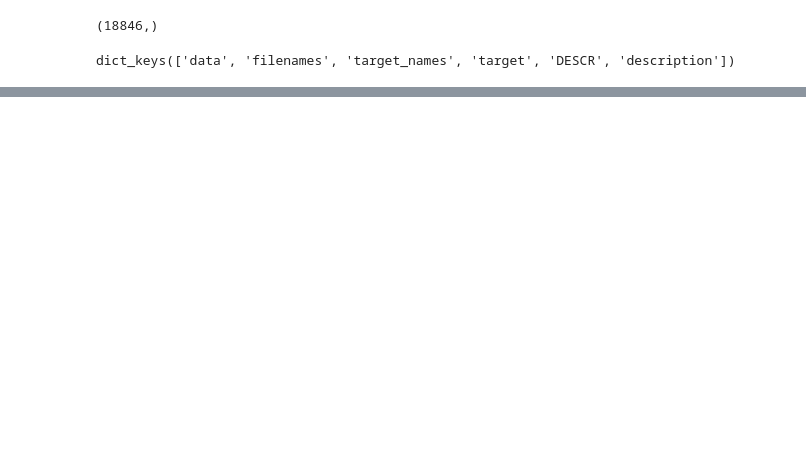
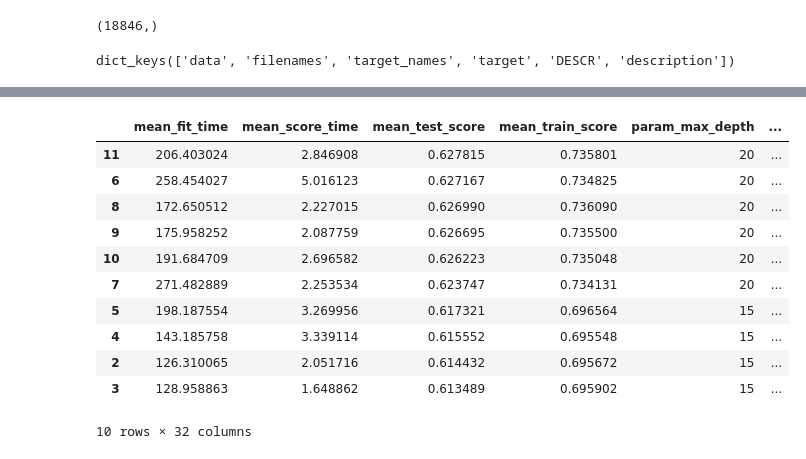
Before and after one commit to odorgergo/ada-rag, a Jupyter notebook: HW4-part2.ipynb, the cells around one changed output, grey strips where cells are left out. Cells and saved outputs as stored; diff of their text form; code cells hidden in the pictures; blank space fills up the shorter version.

```diff
--- a/HW4-part2.ipynb
+++ b/HW4-part2.ipynb
@@ -92,0 +69,3 @@ print(test_vectors.getrow(0))
+# %%
+RFclassifier = RandomForestClassifier()
+RFclassifier.fit(train_vectors,train_classes)
@@ -92,0 +107,6 @@ print(test_vectors.getrow(0))
+# %%
+from sklearn.model_selection import GridSearchCV, cross_val_score
+n_estimator = [i for i in range(100,500,100)]
+max_depth = [i for i in range(70,100,10)]
+clf = GridSearchCV(estimator=RFclassifier, param_grid={'n_estimators':n_estimator,'max_depth':max_depth},verbose=2,n_jobs=-1)
+clf.fit(train_vectors,train_classes)
@@ -92,0 +155,6 @@ print(test_vectors.getrow(0))
+# %%
+from sklearn.model_selection import GridSearchCV, cross_val_score
+n_estimator = [i for i in range(900,1500,100)]
+max_depth = [i for i in range(15,25,5)]
+clf = GridSearchCV(estimator=RFclassifier, param_grid={'n_estimators':n_estimator,'max_depth':max_depth},verbose=2,n_jobs=-1,cv=10)
+clf.fit(train_vectors,train_classes)
@@ -92,0 +209,18 @@ print(test_vectors.getrow(0))
+# %%
+df = pd.DataFrame(clf.cv_results_)
+df.sort_values('rank_test_score',inplace=True)
+# %%
+df.head(10)
+# %% [output]
+|  | mean_fit_time | mean_score_time | mean_test_score | mean_train_score | param_max_depth | ... |
+| 11 | 206.403024 | 2.846908 | 0.627815 | 0.735801 | 20 | ... |
+| 6 | 258.454027 | 5.016123 | 0.627167 | 0.734825 | 20 | ... |
+| 8 | 172.650512 | 2.227015 | 0.626990 | 0.736090 | 20 | ... |
+| 9 | 175.958252 | 2.087759 | 0.626695 | 0.735500 | 20 | ... |
+| 10 | 191.684709 | 2.696582 | 0.626223 | 0.735048 | 20 | ... |
+| 7 | 271.482889 | 2.253534 | 0.623747 | 0.734131 | 20 | ... |
+| 5 | 198.187554 | 3.269956 | 0.617321 | 0.696564 | 15 | ... |
+| 4 | 143.185758 | 3.339114 | 0.615552 | 0.695548 | 15 | ... |
+| 2 | 126.310065 | 2.051716 | 0.614432 | 0.695672 | 15 | ... |
+| 3 | 128.958863 | 1.648862 | 0.613489 | 0.695902 | 15 | ... |
+10 rows × 32 columns
```
Also changed, not shown: parts of 29 cells of this notebook.
